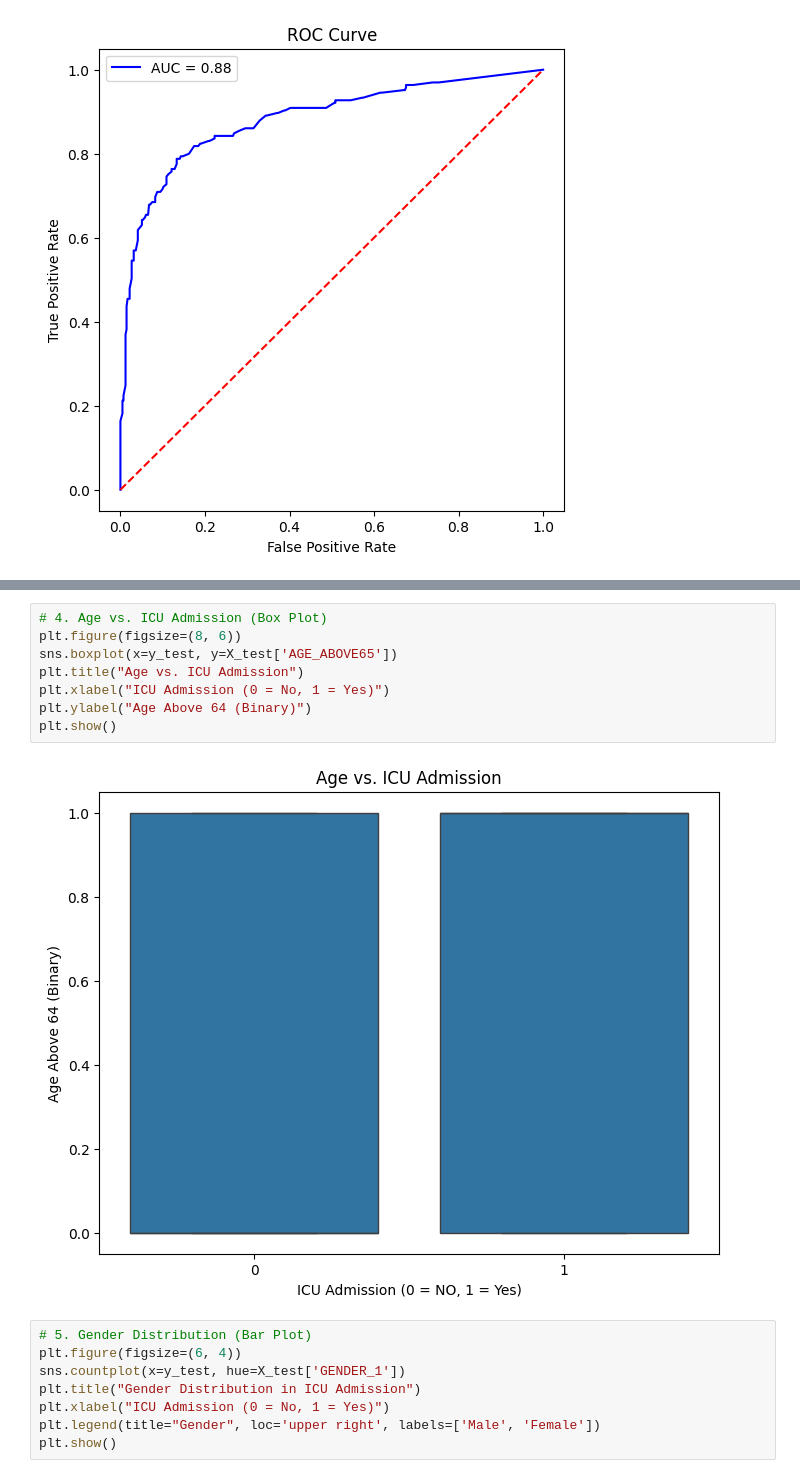
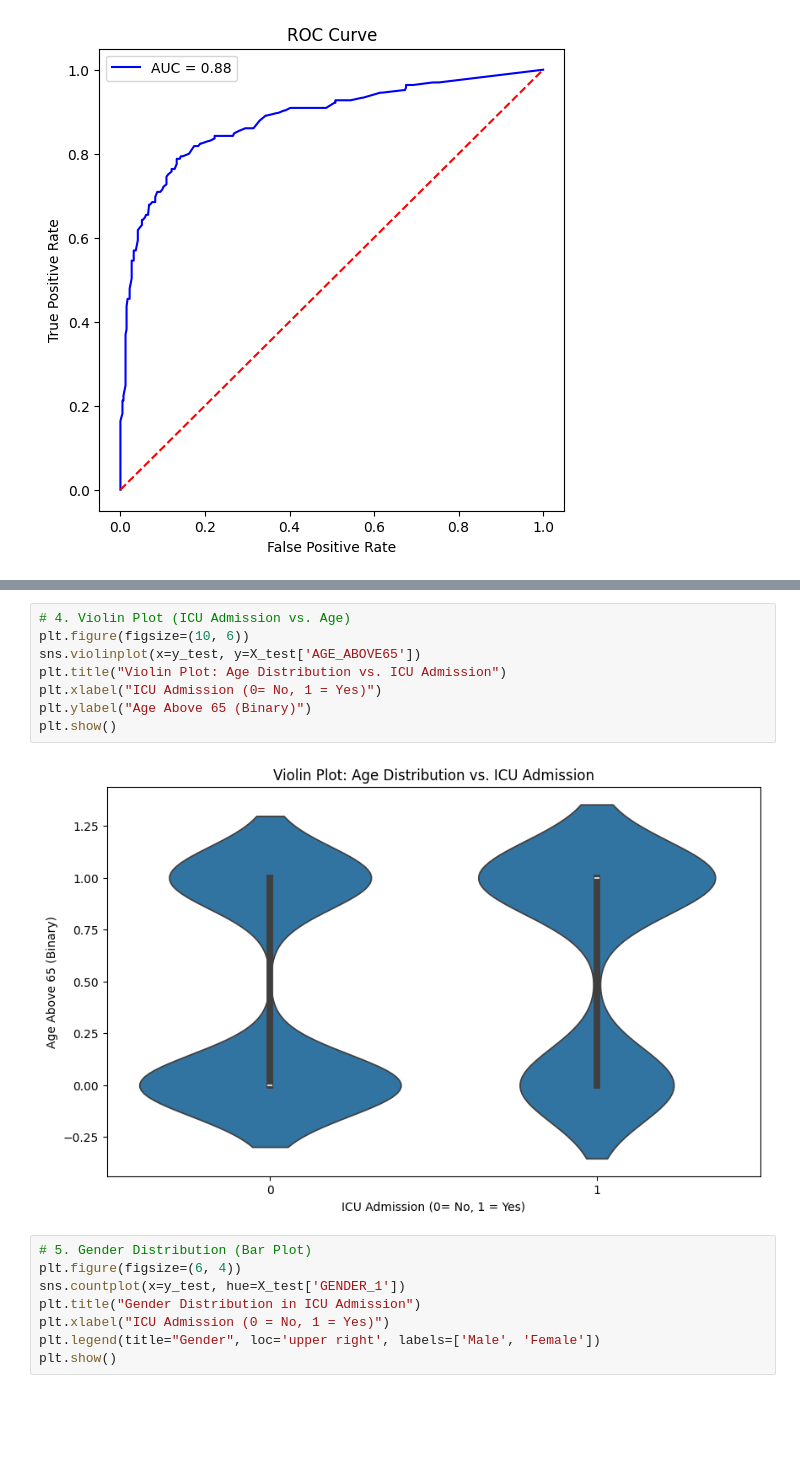
Before and after one commit to JenniferLA/Capstone_Covid, a Jupyter notebook: Capstone.ipynb, the cells around one changed output, grey strips where cells are left out. Cells and saved outputs as stored; diff of their text form; blank space fills up the shorter version.

Commit message:
Added plots 10 - 13

```diff
--- a/Capstone.ipynb
+++ b/Capstone.ipynb
@@ -211,15 +215,15 @@ plt.show()
 # %% [output]
 [figure]
 # %%
-# 4. Age vs. ICU Admission (Box Plot)
-plt.figure(figsize=(8, 6))
-sns.boxplot(x=y_test, y=X_test['AGE_ABOVE65'])
-plt.title("Age vs. ICU Admission")
-plt.xlabel("ICU Admission (0 = No, 1 = Yes)")
-plt.ylabel("Age Above 64 (Binary)")
+# 4. Violin Plot (ICU Admission vs. Age)
+plt.figure(figsize=(10, 6))
+sns.violinplot(x=y_test, y=X_test['AGE_ABOVE65'])
+plt.title("Violin Plot: Age Distribution vs. ICU Admission")
+plt.xlabel("ICU Admission (0= No, 1 = Yes)")
+plt.ylabel("Age Above 65 (Binary)")
 plt.show()
 # %% [output]
-[figure, old version]
+[figure, new version]
 # %%
 # 5. Gender Distribution (Bar Plot)
 plt.figure(figsize=(6, 4))
```
Also changed, not shown: parts of 12 cells of this notebook.
